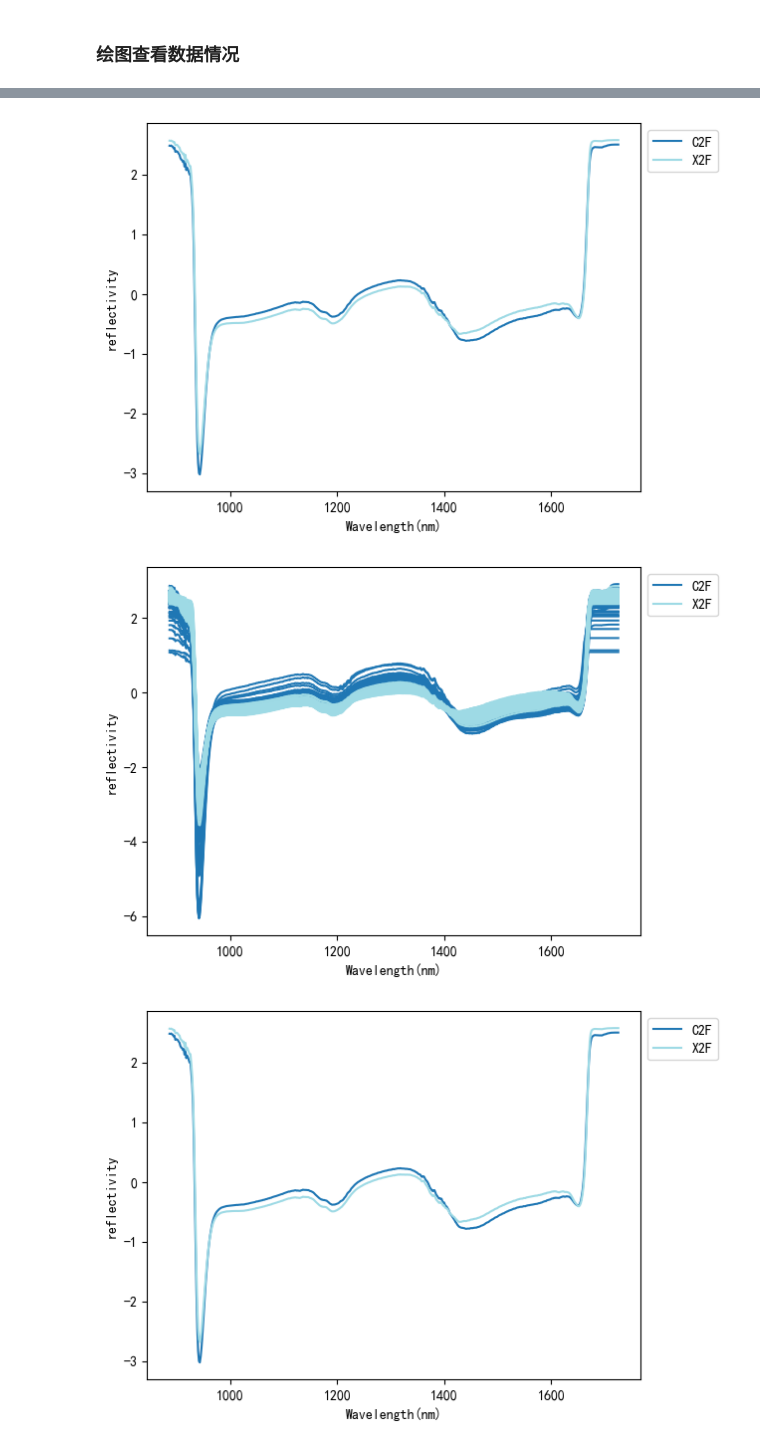
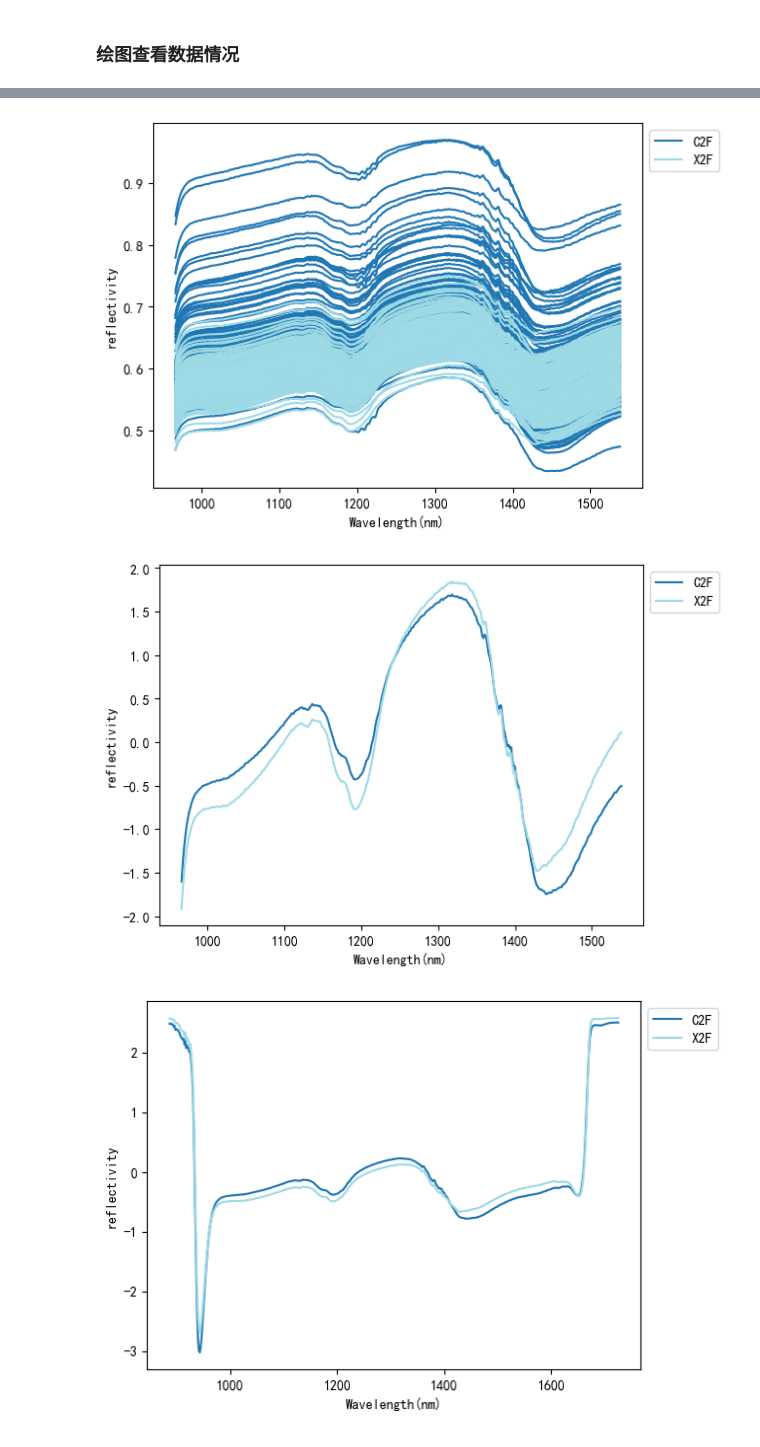
Before and after one commit to zwb-2023/Spectrum_analyse, a Jupyter notebook: 光谱数据分析模板.ipynb, the cells around one changed output, grey strips where cells are left out. Cells and saved outputs as stored; diff of their text form; code cells hidden in the pictures.

```diff
--- a/光谱数据分析模板.ipynb
+++ b/光谱数据分析模板.ipynb
@@ -4,3 +8,9 @@
 import pandas as pd
 import numpy as np
 df = pd.read_csv(rf'H:\大烟叶数据\Spectrum_analyse\大烟叶原始反射光谱数据_split.csv' , index_col = 0)
+labels = df.index.values
+
+spectrum = df.values
+spectrum = spectrum[:,50:400]
+wave = [float(i) for i in df.columns.values]
+wave = wave[50:400]
@@ -29,7 +31,7 @@ plot_duplicate_data(category,  split_datas , wave , type='all')
 # %%
-plot_duplicate_data(category,  split_datas , wave , type='mean')
+plot_duplicate_data(category,  split_datas , wave , type='all')
 # %% [output]
-[figure, old version]
+[figure, new version]
 # %%
 def snv(ori_specs):
     """标准正态化
@@ -45,11 +47,20 @@ def snv(ori_specs):
     return snv_specs
 
 reflectance_snv = snv(spectrum)
+# %%
+X = spectrum
+means = np.mean(X, axis=1, keepdims=True)
+stds = np.std(X, axis=1, ddof=1, keepdims=True)  # ddof=1 使用样本标准差
+
+# 避免除以零（如果标准差为0，设为1）
+stds[stds == 0] = 1.0
+
+X_snv = (X - means) / stds
 # %%
-category,  split_datas = split_data(labels , reflectance_snv)
-plot_duplicate_data(category,  split_datas , wave , type='all')
+category,  split_datas = split_data(labels , X_snv)
+plot_duplicate_data(category,  split_datas , wave , type='mean')
 # %% [output]
-[figure, old version]
+[figure, new version]
 # %%
 plot_duplicate_data(category,  split_datas , wave , type='mean')
 # %% [output]
```
Also changed, not shown: parts of 22 cells of this notebook.
